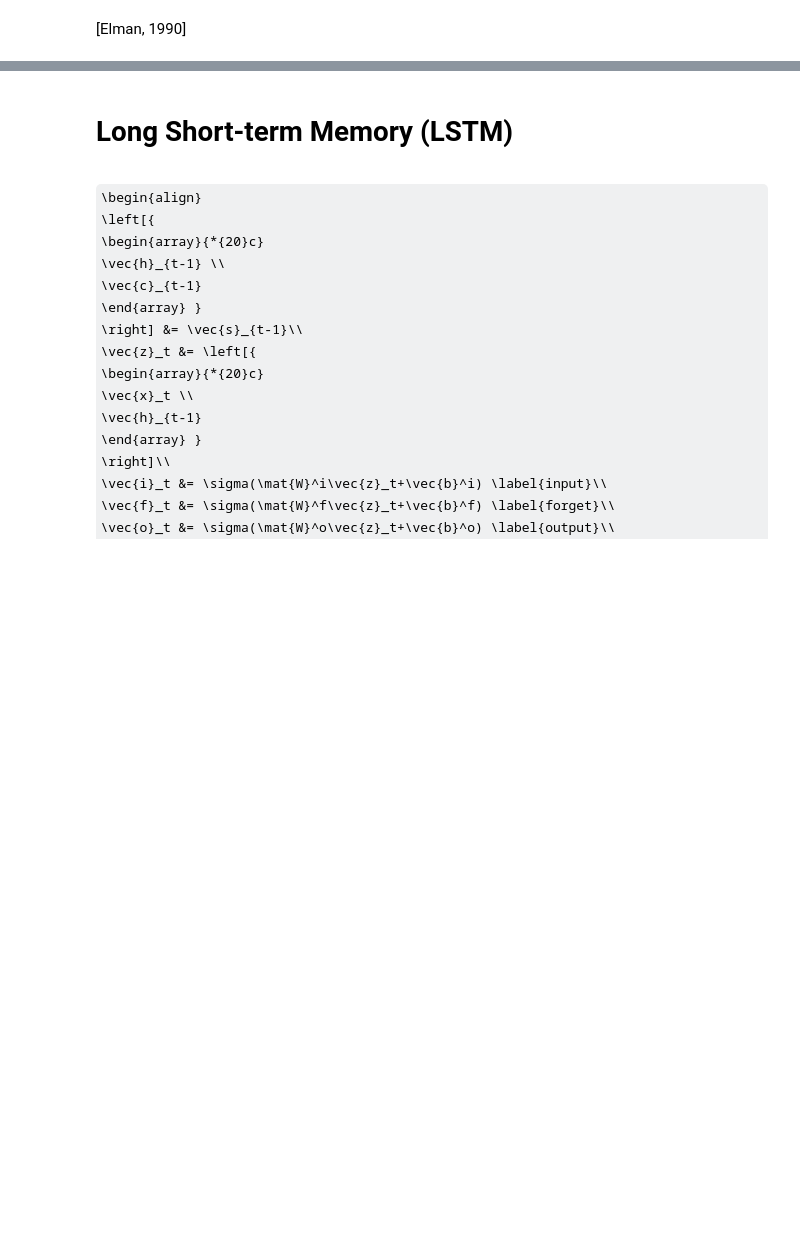
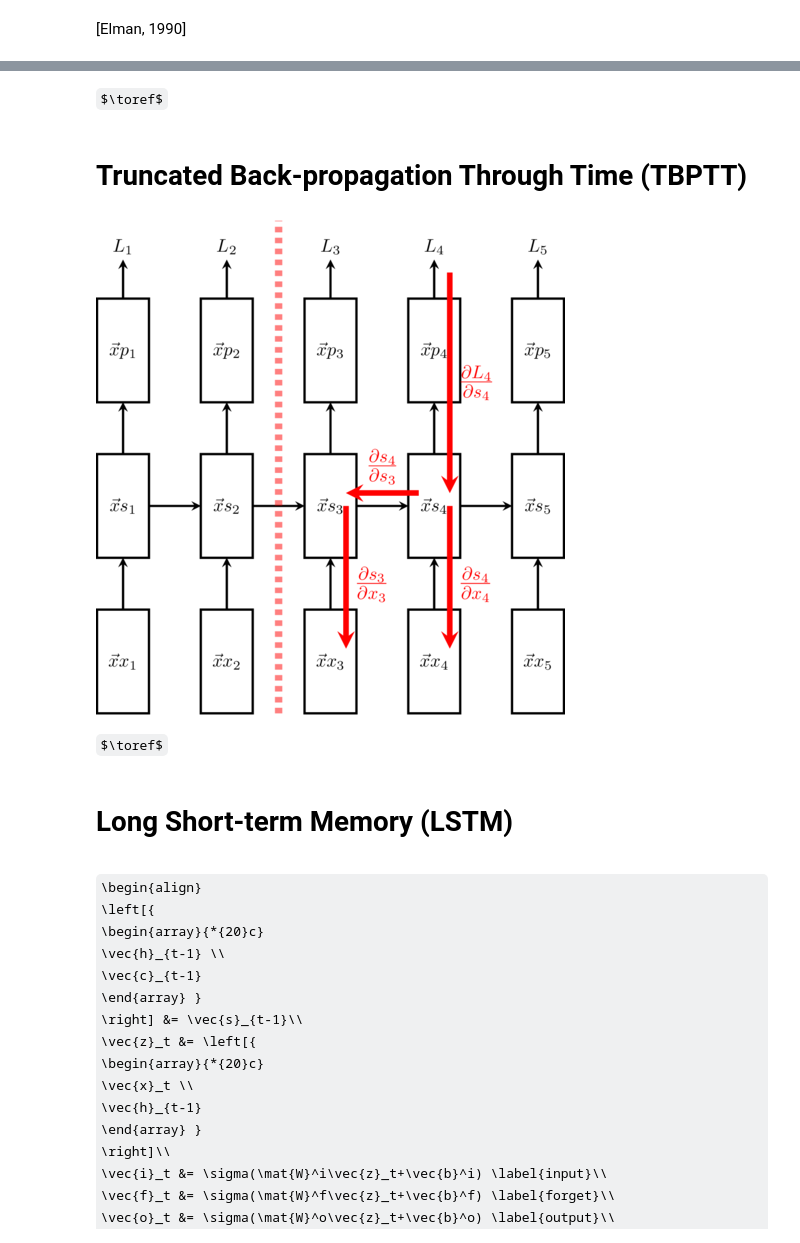
Before and after one commit to rockt/dl4nlp, a Jupyter notebook: 2-sequences.ipynb, the cells around one changed output, grey strips where cells are left out. Saved outputs shown, nothing was run; the diff lists cells and outputs as text; code cells hidden in the pictures; some formulas as TeX source; blank space fills up the shorter version.

```diff
--- a/2-sequences.ipynb
+++ b/2-sequences.ipynb
@@ -303,3 +411,37 @@ plot_graph(H)
+# %% [markdown]
+$\toref$
+# %% [markdown]
+# Truncated Back-propagation Through Time (TBPTT)
+# %%
+%%tikz --scale 1.0 -s 500,500 -l arrows
+\foreach \x in {0,2,...,8} {
+    \pgfmathsetmacro\xlabel{int(\x/2.0+1)}
+    \foreach \l/\label in {0/x,1/s,2/p} {
+        \draw[very thick] (\x, \l*3) rectangle (\x+1, \l*3+2);
+        \node[] at (\x+0.5, \l*3+1) {$\vec{x}\label_{\xlabel}$};
+    }
+    \node[] at (\x+0.5, 9) {$L_{\xlabel}$};
+    \draw[very thick, -stealth] (\x+0.5, 2) -- (\x+0.5, 3);
+    \draw[very thick, -stealth] (\x+0.5, 5) -- (\x+0.5, 6);
+    \draw[very thick, -stealth] (\x+0.5, 8) -- (\x+0.5, 8.75);
+}
+\foreach \x in {0,2,...,6} {
+    \pgfmathsetmacro\xlabel{int(\x/2.0+1)}
+    \draw[very thick, -stealth] (\x+1, 4) -- (\x+2, 4);
+}
+\foreach \x in {4,6} {
+    \pgfmathsetmacro\xlabel{int(\x/2.0+1)}
+    \draw[line width=3pt, -stealth, red] (\x+0.8, 4) -- node[pos=0.55, anchor=west] {\Large$\frac{\partial s_\xlabel}{\partial x_\xlabel}$} (\x+0.8, 1.25);
+}
+\draw[line width=3pt, -stealth, red] (6.8, 8.5) --
+  node[midway, anchor=west] {\Large$\frac{\partial L_4}{\partial s_4}$} (6.8, 4.25);
+\draw[line width=3pt, -stealth, red] (6.2, 4.25) --
+  node[midway, anchor=south] {\Large$\frac{\partial s_4}{\partial s_3}$} (4.8, 4.25);
+\draw[line width=4pt, red, opacity=0.5, dashed] (3.5,0) -- (3.5,9.);
+# %% [output]
+[figure, added]
+# %% [markdown]
+$\toref$
 # %% [markdown]
 # Long Short-term Memory (LSTM)
 # %% [markdown]
```
Also changed, not shown: parts of 21 cells of this notebook, 4 other files.
